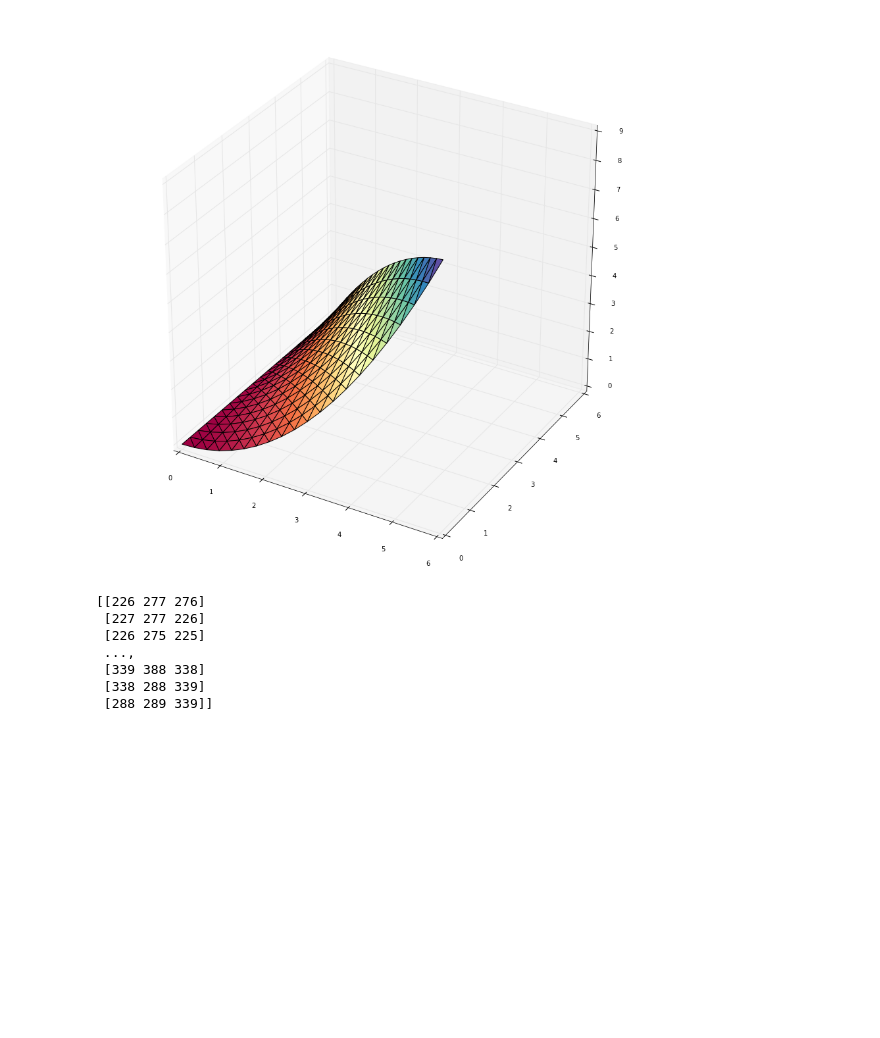
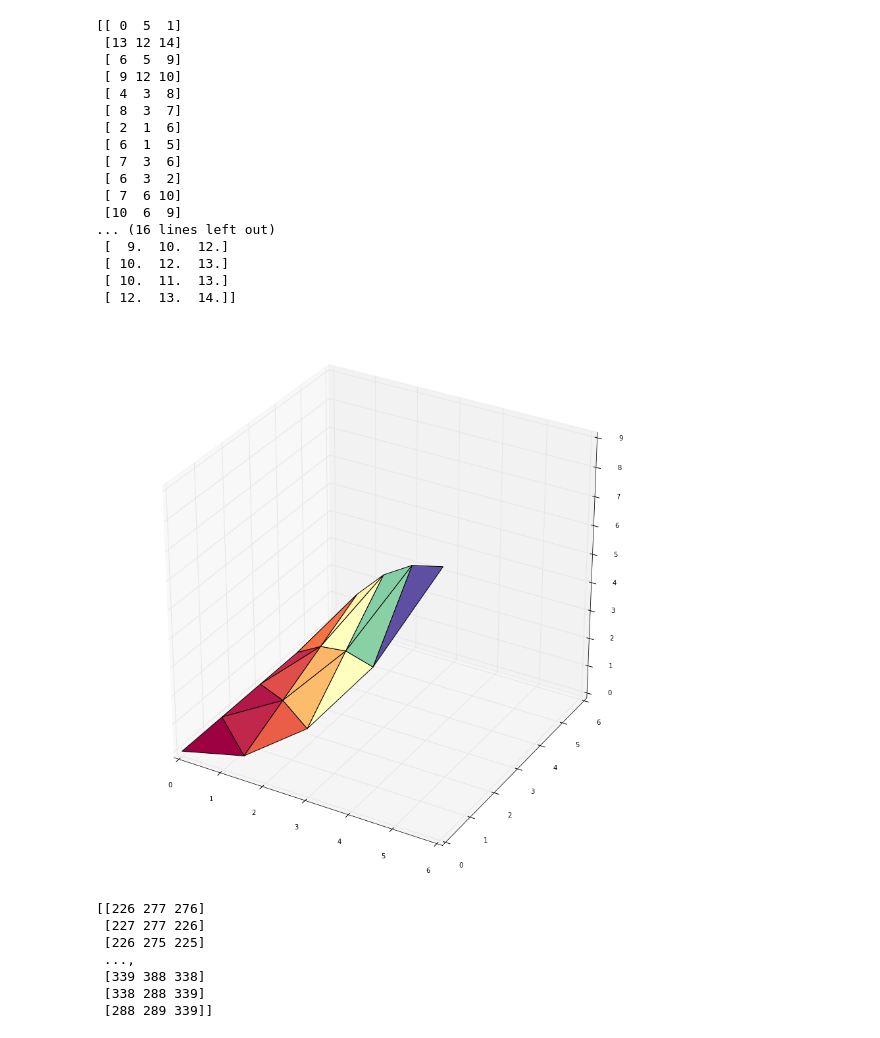
Before and after one commit to massimo-nocentini/cagd, a Jupyter notebook: surfaces/Triangular Bezier Patches.ipynb, the cells around one changed output. Cells and saved outputs as stored; diff of their text form; code cells hidden in the pictures; blank space fills up the shorter version.

Commit message:
Add a little observation in the notebook to show the two differences between curves drawn using our triangles and those computed by Matplotlib.

```diff
--- a/surfaces/Triangular Bezier Patches.ipynb
+++ b/surfaces/Triangular Bezier Patches.ipynb
@@ -115,34 +115,59 @@ def de_casteljau(order, control_net, ntab, V=None):
 # %%
 
 import numpy as np
 import trianglesCore as tc
 import matplotlib.pyplot as plt
 from mpl_toolkits.mplot3d import Axes3D
 
 def exercise_one():
 
     control_net_from_Farin = [  [0,6,0],
                                 [0,3,0],
                                 [3,3,6],
                                 [0,0,0],
                                 [3,0,0],
                                 [6,0,9]]
 
     control_net = np.array(control_net_from_Farin[::-1]).transpose()
 
-    surface, tri, U = tc.de_casteljau(3,control_net, 20)
+    surface, tri, U = tc.de_casteljau(3,control_net, 4)
+
+
 
     x, y, z = surface[0,:],surface[1,:],surface[2,:]
+
+    # little check about triangulation
+    import matplotlib.tri as mtri
+    tri_their = mtri.Triangulation(x, y)
+    print(tri_their.triangles)
+    print(tri)
 
     figsize(15,15)
     fig = plt.figure()
     ax = fig.add_subplot(1, 1, 1, projection='3d')
     ax.plot_trisurf(x, y, z, triangles=tri, cmap=plt.cm.Spectral)#, edgecolor='none')
 
 #________________________________________________________________________
 exercise_one()
 # %% [output]
+[[ 0  5  1]
+ [13 12 14]
+ [ 6  5  9]
+ [ 9 12 10]
+ [ 4  3  8]
+ [ 8  3  7]
+ [ 2  1  6]
+ [ 6  1  5]
+ [ 7  3  6]
+ [ 6  3  2]
+ [ 7  6 10]
+ [10  6  9]
+... (16 lines left out)
+ [  9.  10.  12.]
+ [ 10.  12.  13.]
+ [ 10.  11.  13.]
+ [ 12.  13.  14.]]
-[figure, old version]
+[figure, new version]
 # %%
 import numpy as np
 import matplotlib.pyplot as plt
```
Also changed, not shown: parts of 1 cell of this notebook.
